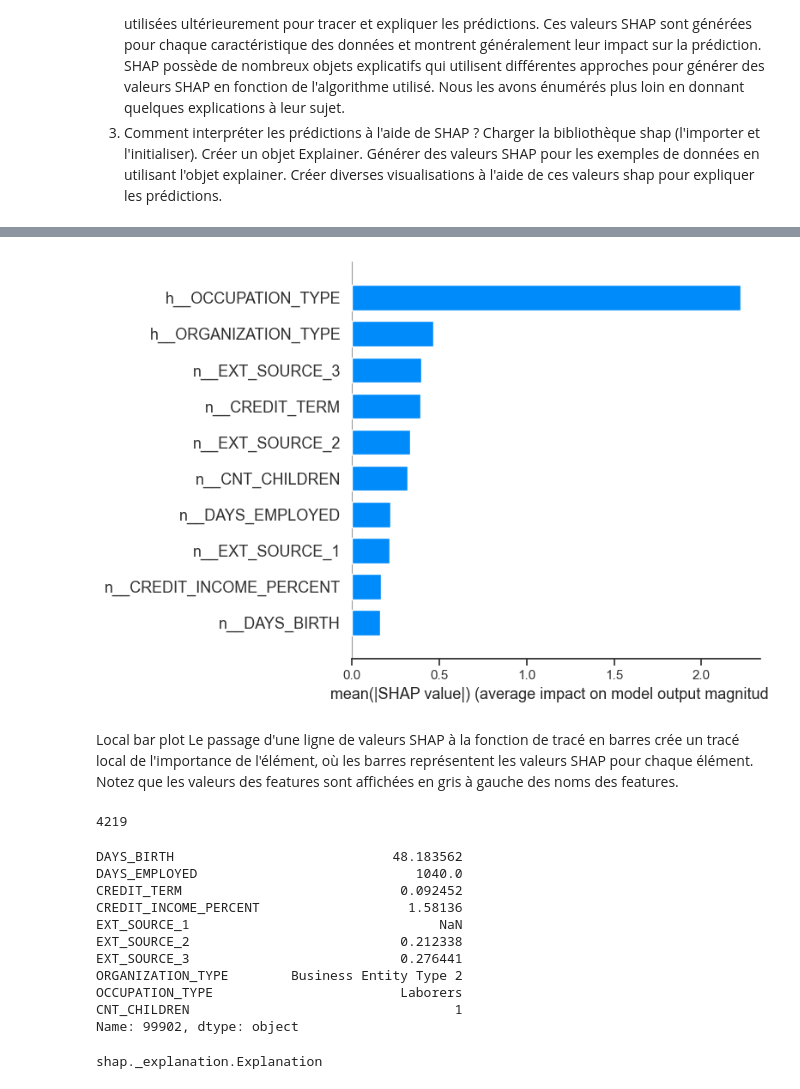
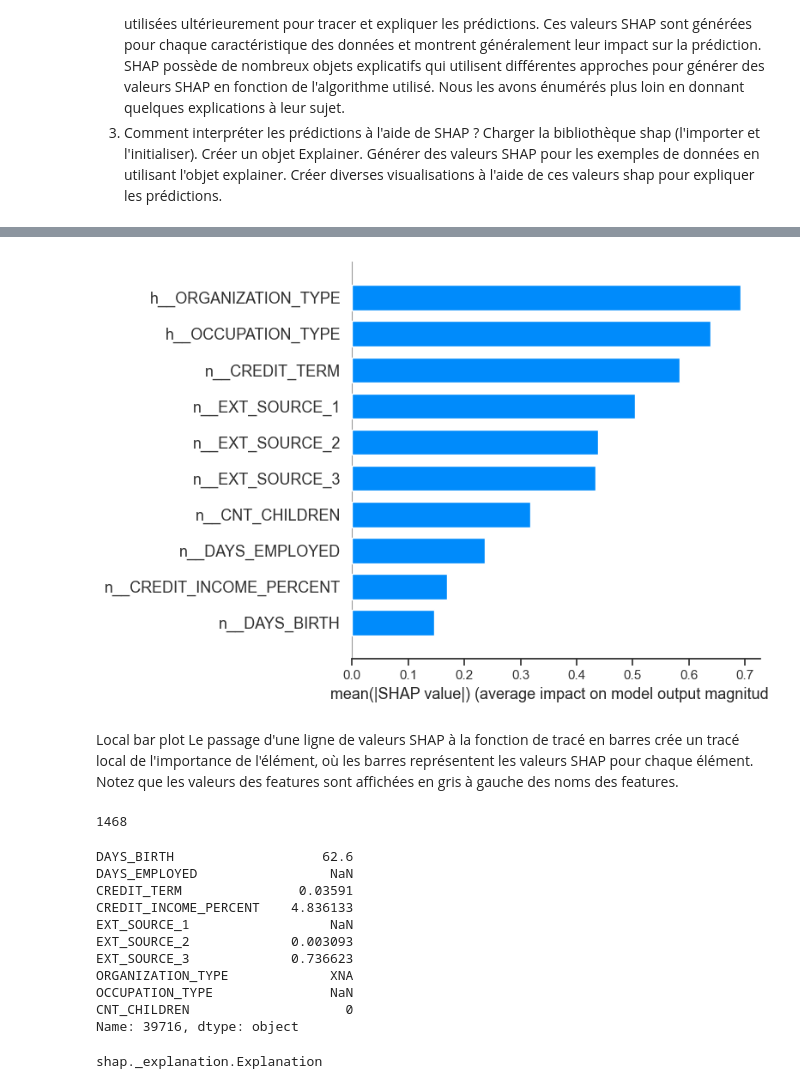
Before and after one commit to kmille50/Implementez_un_modele_de_scoring_camille_brodin, a Jupyter notebook: Brodin_Camille_1_modelisation_102023.ipynb, the cells around one changed output, grey strips where cells are left out. Saved outputs shown, nothing was run; the diff lists cells and outputs as text; code cells hidden in the pictures.

```diff
--- a/Brodin_Camille_1_modelisation_102023.ipynb
+++ b/Brodin_Camille_1_modelisation_102023.ipynb
@@ -1538,7 +1540,7 @@ shap.initjs()
 explainer = shap.TreeExplainer(XGBClass_fine_tuned['model'])
 
 #apply the preprocessing to x_test
-observations = XGBClass_fine_tuned['preprocessor'].transform(X_valid)
+observations = XGBClass_fine_tuned['preprocessor'].transform(X_train)
 
 #get Shap values from preprocessed data
 shap_values = explainer.shap_values(observations)
@@ -1554,4 +1557,4 @@ shap.summary_plot(shap_values, observations, plot_type="bar")
-[figure, old version]
+[figure, new version]
 # %% [markdown]
 Local bar plot
 Le passage d'une ligne de valeurs SHAP à la fonction de tracé en barres crée un tracé local de l'importance de l'élément, où les barres représentent les valeurs SHAP pour chaque élément. Notez que les valeurs des features sont affichées en gris à gauche des noms des features.
@@ -1559,19 +1562,19 @@ Le passage d'une ligne de valeurs SHAP à la fonction de tracé en barres crée
 random_idx = np.random.randint(len(observations))
 random_idx
 # %% [output]
-4219
+1468
 # %%
-X_valid.iloc[random_idx]
+X_train.iloc[random_idx]
 # %% [output]
-DAYS_BIRTH                            48.183562
-DAYS_EMPLOYED                            1040.0
-CREDIT_TERM                            0.092452
-CREDIT_INCOME_PERCENT                   1.58136
-EXT_SOURCE_1                                NaN
-EXT_SOURCE_2                           0.212338
-EXT_SOURCE_3                           0.276441
-ORGANIZATION_TYPE        Business Entity Type 2
-OCCUPATION_TYPE                        Laborers
-CNT_CHILDREN                                  1
-Name: 99902, dtype: object
+DAYS_BIRTH                   62.6
+DAYS_EMPLOYED                 NaN
+CREDIT_TERM               0.03591
+CREDIT_INCOME_PERCENT    4.836133
+EXT_SOURCE_1                  NaN
+EXT_SOURCE_2             0.003093
+EXT_SOURCE_3             0.736623
+ORGANIZATION_TYPE             XNA
+OCCUPATION_TYPE               NaN
+CNT_CHILDREN                    0
+Name: 39716, dtype: object
 # %%
```
Also changed, not shown: parts of 43 cells of this notebook, 9 other files.
